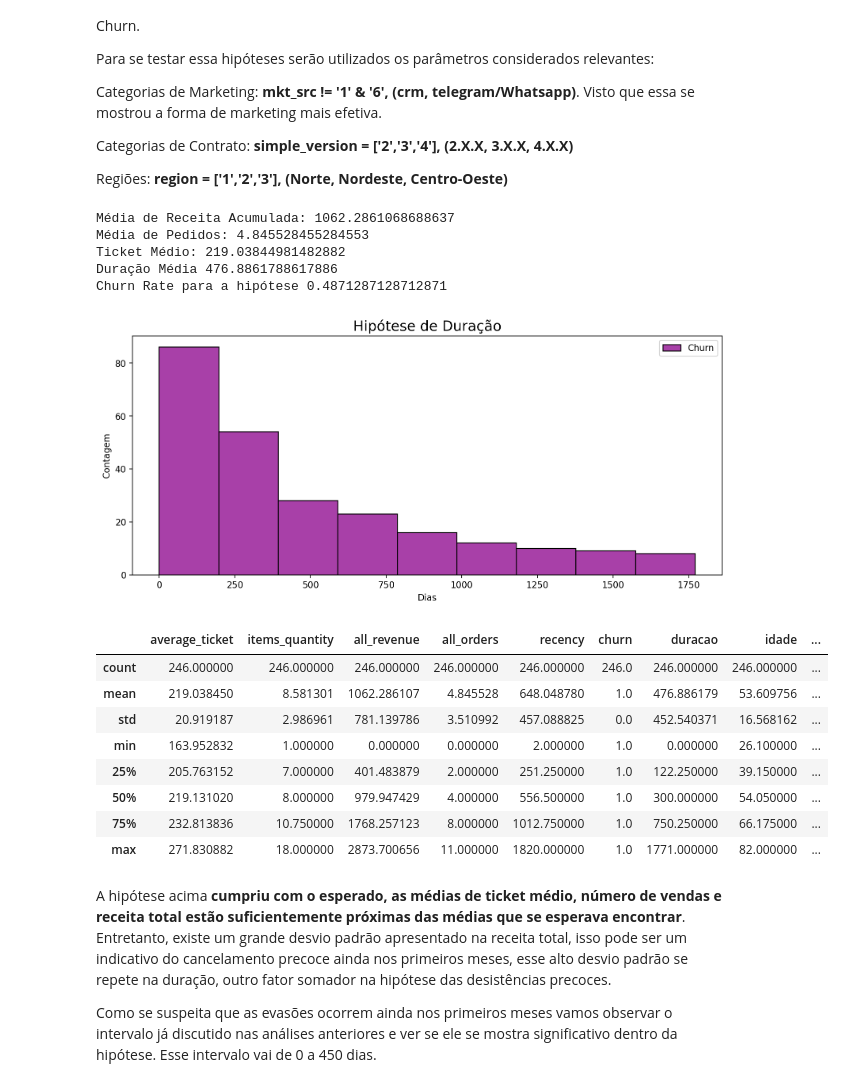
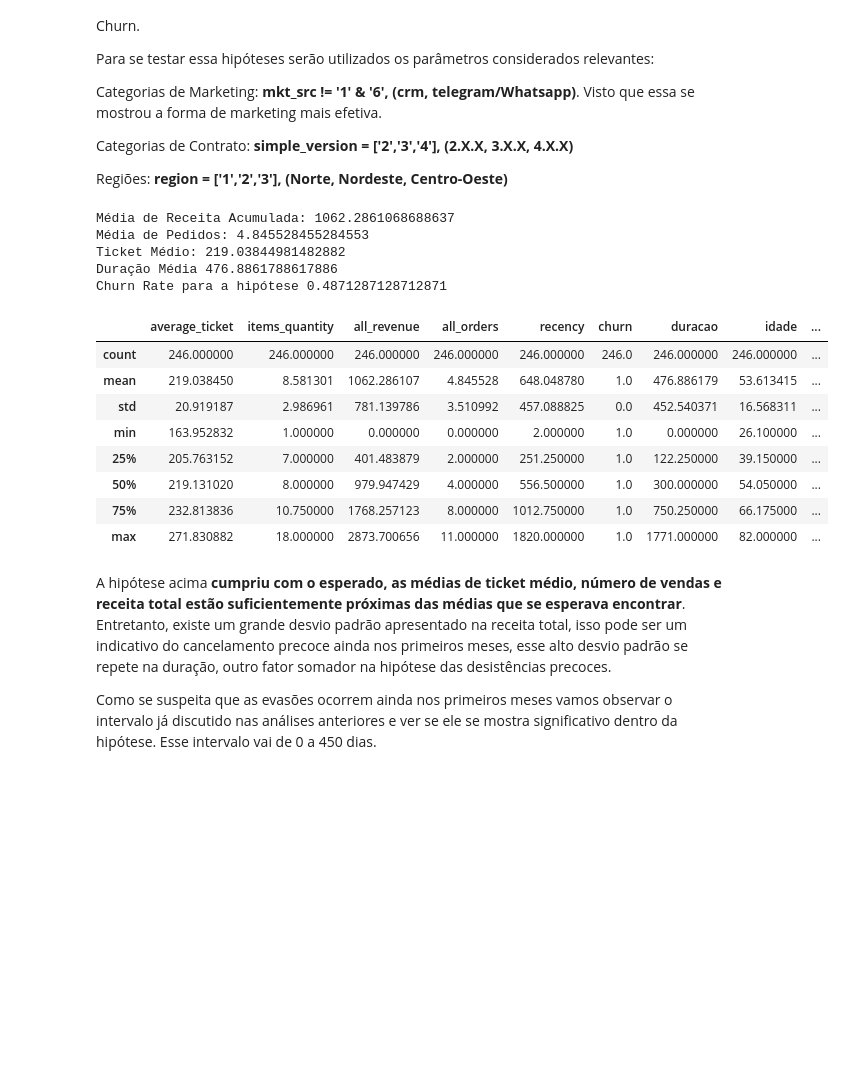
Before and after one commit to samuel2pb/Churn, a Jupyter notebook: Analysis.ipynb, the cells around one changed output. Cells and saved outputs as stored; diff of their text form; code cells hidden in the pictures; blank space fills up the shorter version.

```diff
--- a/Analysis.ipynb
+++ b/Analysis.ipynb
@@ -858,42 +829,29 @@ Regiões: **region = ['1','2','3'], (Norte, Nordeste, Centro-Oeste)**
 # %%
 
 alfa  = df.loc[(df['churn'] == 1) & ((df['mkt_src']!= 1)&(df['mkt_src']!= 6) )
 & ((df['simple_version'] == 2 ) | (df['simple_version'] == 3 ) | (df['simple_version'] == 4))
 & ((df['region'] == 1) | (df['region'] == 2) | (df['region'] == 3))]
 
 
 print(F'Média de Receita Acumulada: {alfa.all_revenue.mean()}')
 print(F'Média de Pedidos: {alfa.all_orders.mean()}')
 print(F'Ticket Médio: {alfa.average_ticket.mean()}')
 print(F'Duração Média {alfa.duracao.mean()}')
 
 alfa_churn_rate = len(alfa)/505
 print(F'Churn Rate para a hipótese {alfa_churn_rate}')
 
-
-plt.figure(figsize=(12,5), dpi= 160)
-
-sns.histplot(alfa.duracao,  color="darkmagenta", label="Churn", kde =False)
-
-
-plt.title('Hipótese de Duração', fontsize=16)
-plt.xlabel('Dias')
-plt.ylabel('Contagem')
-plt.legend()
-plt.show()
-
 alfa.describe()
 # %% [output]
 Média de Receita Acumulada: 1062.2861068688637
 Média de Pedidos: 4.845528455284553
 Ticket Médio: 219.03844981482882
 Duração Média 476.8861788617886
 Churn Rate para a hipótese 0.4871287128712871
-[figure, removed]
 |  | average_ticket | items_quantity | all_revenue | all_orders | recency | churn | duracao | idade | ... |
 | count | 246.000000 | 246.000000 | 246.000000 | 246.000000 | 246.000000 | 246.0 | 246.000000 | 246.000000 | ... |
-| mean | 219.038450 | 8.581301 | 1062.286107 | 4.845528 | 648.048780 | 1.0 | 476.886179 | 53.609756 | ... |
-| std | 20.919187 | 2.986961 | 781.139786 | 3.510992 | 457.088825 | 0.0 | 452.540371 | 16.568162 | ... |
+| mean | 219.038450 | 8.581301 | 1062.286107 | 4.845528 | 648.048780 | 1.0 | 476.886179 | 53.613415 | ... |
+| std | 20.919187 | 2.986961 | 781.139786 | 3.510992 | 457.088825 | 0.0 | 452.540371 | 16.568311 | ... |
 | min | 163.952832 | 1.000000 | 0.000000 | 0.000000 | 2.000000 | 1.0 | 0.000000 | 26.100000 | ... |
 | 25% | 205.763152 | 7.000000 | 401.483879 | 2.000000 | 251.250000 | 1.0 | 122.250000 | 39.150000 | ... |
 | 50% | 219.131020 | 8.000000 | 979.947429 | 4.000000 | 556.500000 | 1.0 | 300.000000 | 54.050000 | ... |
```
Also changed, not shown: parts of 10 cells of this notebook, 1 other file.
